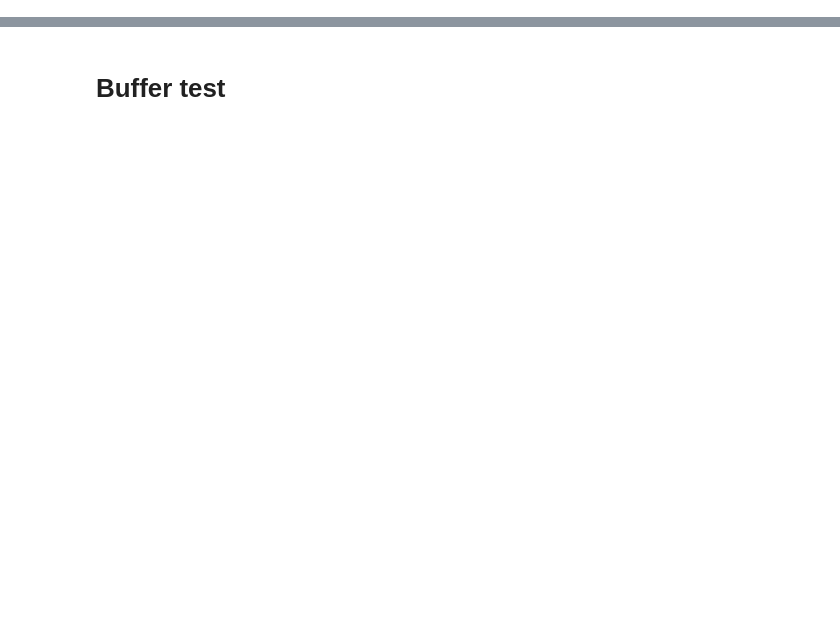
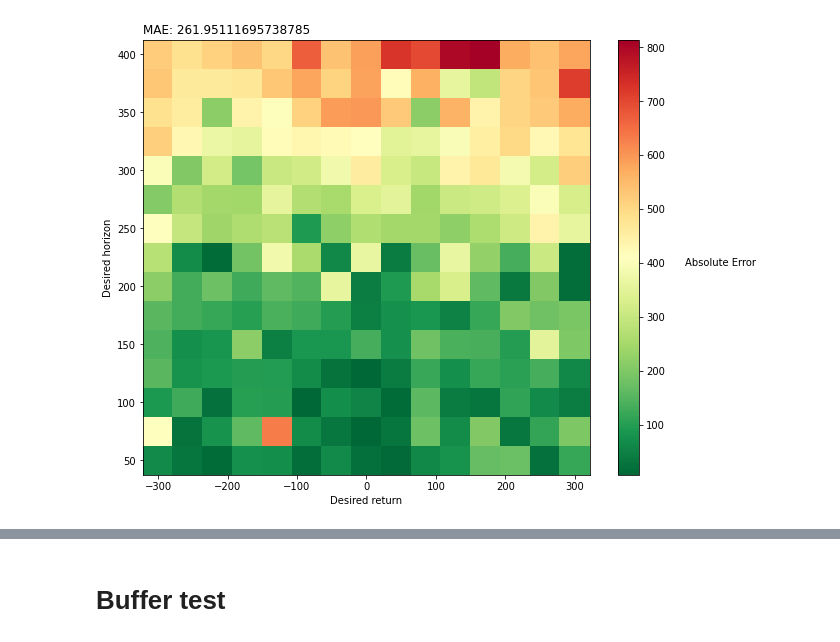
Before and after one commit to Howuhh/top_secret_udsac, a Jupyter notebook: agent_test.ipynb, the cells around one changed output, grey strips where cells are left out. Drawn from its saved outputs; the diff is of its cells as text; code cells hidden in the pictures; blank space fills up the shorter version.

```diff
--- a/agent_test.ipynb
+++ b/agent_test.ipynb
@@ -8,0 +37,6 @@ from core import MeanController, Episode
+# %%
+actual_desired = evaluate_agent("LunarLander-v2", agent, (-300, 300), (50, 400), 15, seed=42)
+# %%
+plot_error_heatmap(actual_desired, log_scale=False, save_path="test_plot.jpg")
+# %% [output]
+[figure, added]
```
Also changed, not shown: parts of 13 cells of this notebook, 1 other file.
